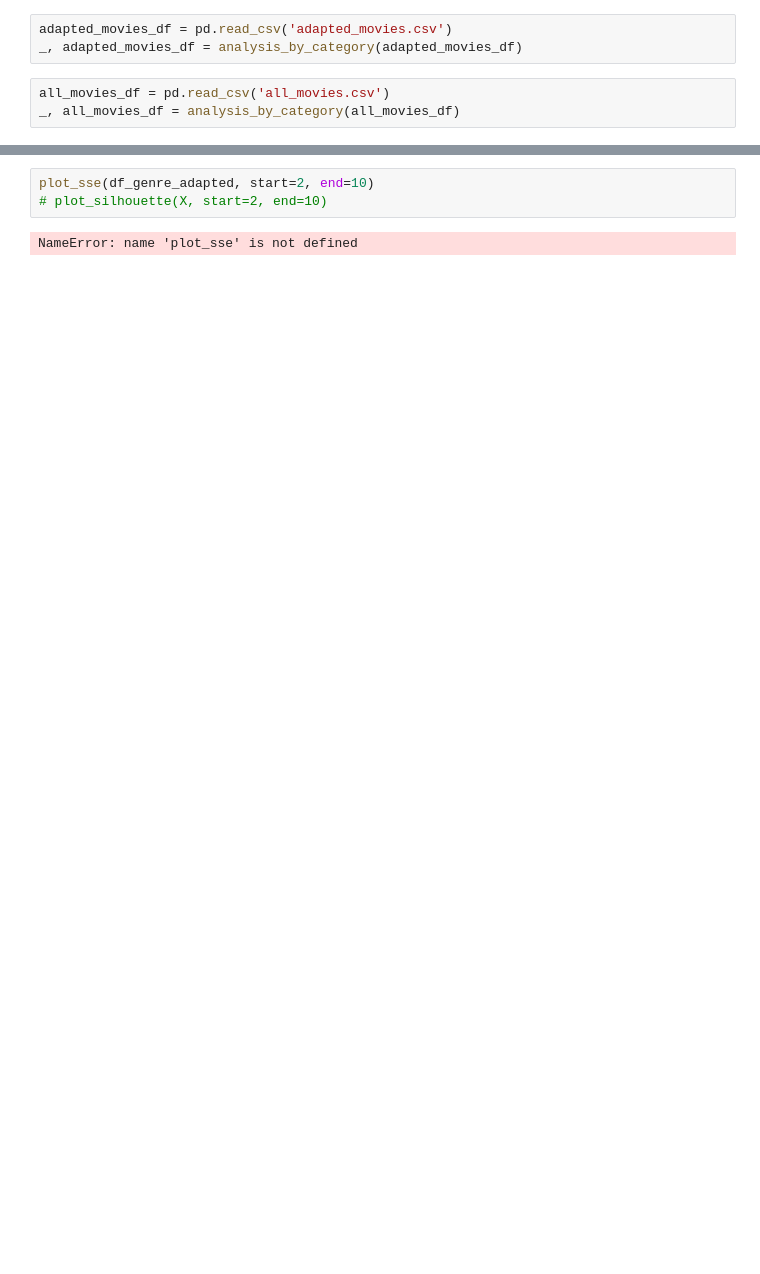
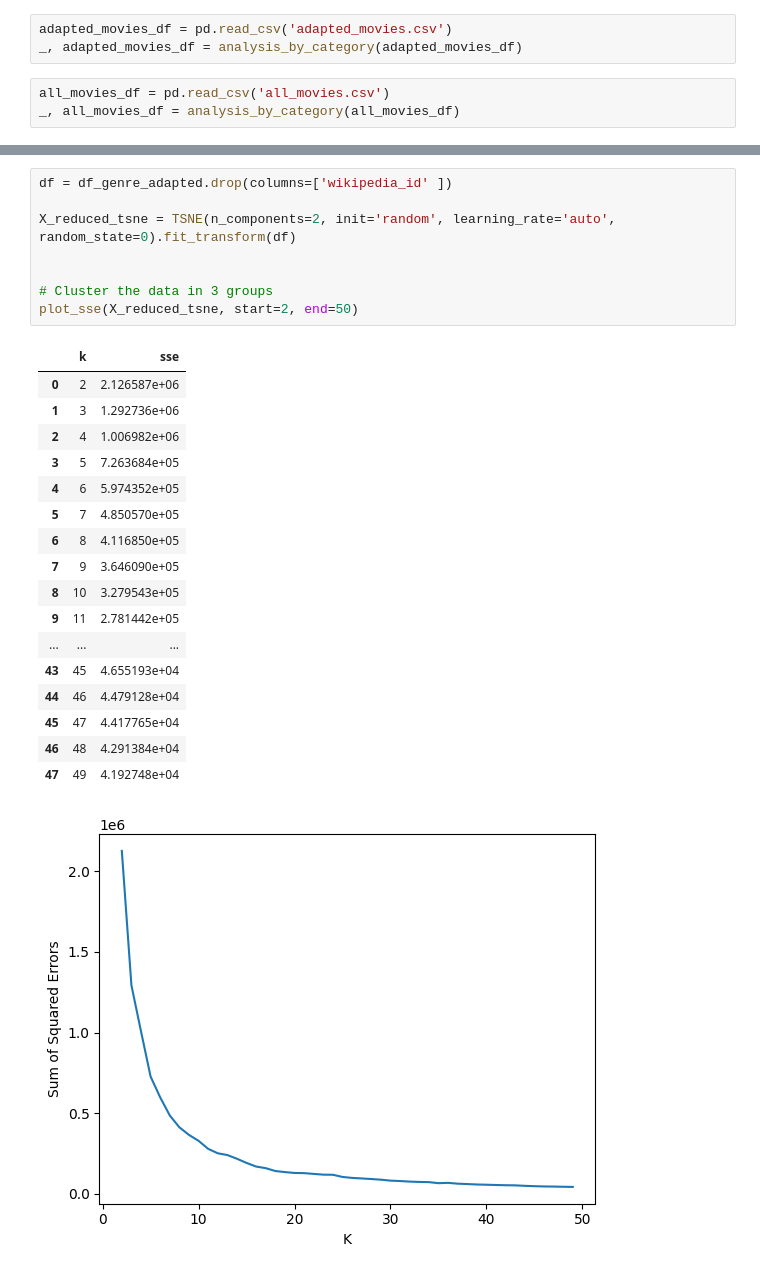
Before and after one commit to epfl-ada/ada-2024-project-padamalgame, a Jupyter notebook: src/clustering.ipynb, the cells around one changed output, grey strips where cells are left out. Saved outputs shown, nothing was run; the diff lists cells and outputs as text; blank space fills up the shorter version.

```diff
--- a/src/clustering.ipynb
+++ b/src/clustering.ipynb
@@ -27,6 +25,28 @@ RangeIndex(start=0, stop=2795, step=1)
-# %%
-plot_sse(df_genre_adapted, start=2, end=10)
-# plot_silhouette(X, start=2, end=10)
-# %% [output]
-NameError: name 'plot_sse' is not defined
+# %%
+df = df_genre_adapted.drop(columns=['wikipedia_id' ])
+
+X_reduced_tsne = TSNE(n_components=2, init='random', learning_rate='auto', random_state=0).fit_transform(df)
+
+
+# Cluster the data in 3 groups
+plot_sse(X_reduced_tsne, start=2, end=50)
+# %% [output]
+|  | k | sse |
+| 0 | 2 | 2.126587e+06 |
+| 1 | 3 | 1.292736e+06 |
+| 2 | 4 | 1.006982e+06 |
+| 3 | 5 | 7.263684e+05 |
+| 4 | 6 | 5.974352e+05 |
+| 5 | 7 | 4.850570e+05 |
+| 6 | 8 | 4.116850e+05 |
+| 7 | 9 | 3.646090e+05 |
+| 8 | 10 | 3.279543e+05 |
+| 9 | 11 | 2.781442e+05 |
+| ... | ... | ... |
+| 43 | 45 | 4.655193e+04 |
+| 44 | 46 | 4.479128e+04 |
+| 45 | 47 | 4.417765e+04 |
+| 46 | 48 | 4.291384e+04 |
+| 47 | 49 | 4.192748e+04 |
+[figure, added]
 # %%
```
Also changed, not shown: parts of 3 cells of this notebook, 3 other files.
